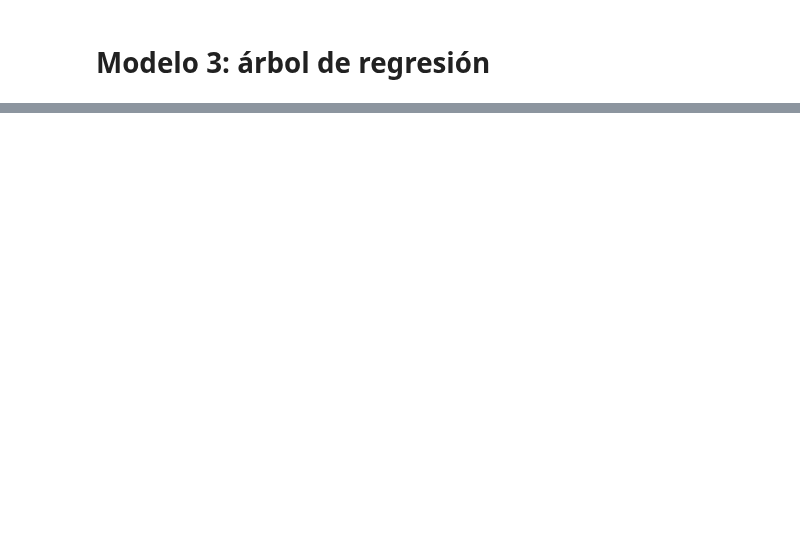
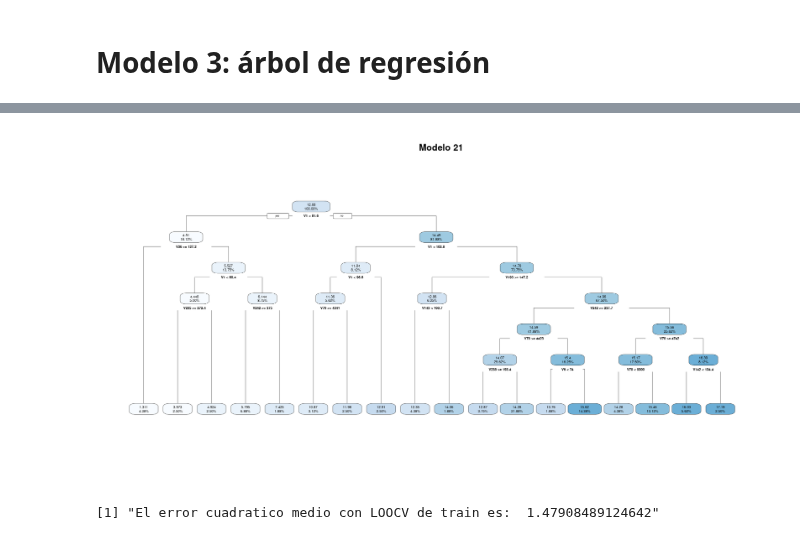
Before and after one commit to Lukas-De-Angelis-Riva/Aprendizaje-estadistico, a Jupyter notebook: trabajo_practico3/src/Forward.ipynb, the cells around one changed output, grey strips where cells are left out. Cells and saved outputs as stored; diff of their text form; code cells hidden in the pictures; blank space fills up the shorter version.

```diff
--- a/trabajo_practico3/src/Forward.ipynb
+++ b/trabajo_practico3/src/Forward.ipynb
@@ -357,0 +420,3 @@ print(paste("R2 adj =  ", hatY))
+# %%
+mejores_parametros <- resultados[which.min(resultados$Error),]
+mejores_parametros
@@ -357,0 +428,28 @@ print(paste("R2 adj =  ", hatY))
+# %%
+parametros <- rpart.control(minsplit=mejores_parametros$Minsplit, maxdepth=mejores_parametros$Maxdepth, cp=mejores_parametros$CP)
+
+modelo3 <- rpart(Y ~ ., data = SELECTED_TRAIN_DF, control=parametros)
+# %%
+rpart.plot(modelo3, digits=4)
+title("Modelo 21")
+# %% [output]
+[figure, added]
+# %%
+n = nrow(SELECTED_TRAIN_X)
+indices = obtener_indices_kfold(n, n)
+X <- SELECTED_TRAIN_X
+err = 0
+for(i in indices){
+    train_df <- X[-i,]
+    train_df$Y <- TRAIN_Y[-i]
+    X_test <- X[i,]
+    Y_test = TRAIN_Y[i]
+
+    model <- rpart(Y ~ ., data = train_df, control=parametros)
+    Y_pred = predict(model, X_test)
+    err = err + sum((Y_test - Y_pred)^2)
+}
+err = err/n
+print(paste("El error cuadratico medio con LOOCV de train es: ", err))
+# %% [output]
+[1] "El error cuadratico medio con LOOCV de train es:  1.47908489124642"
```
Also changed, not shown: parts of 60 cells of this notebook, 3 other files.
